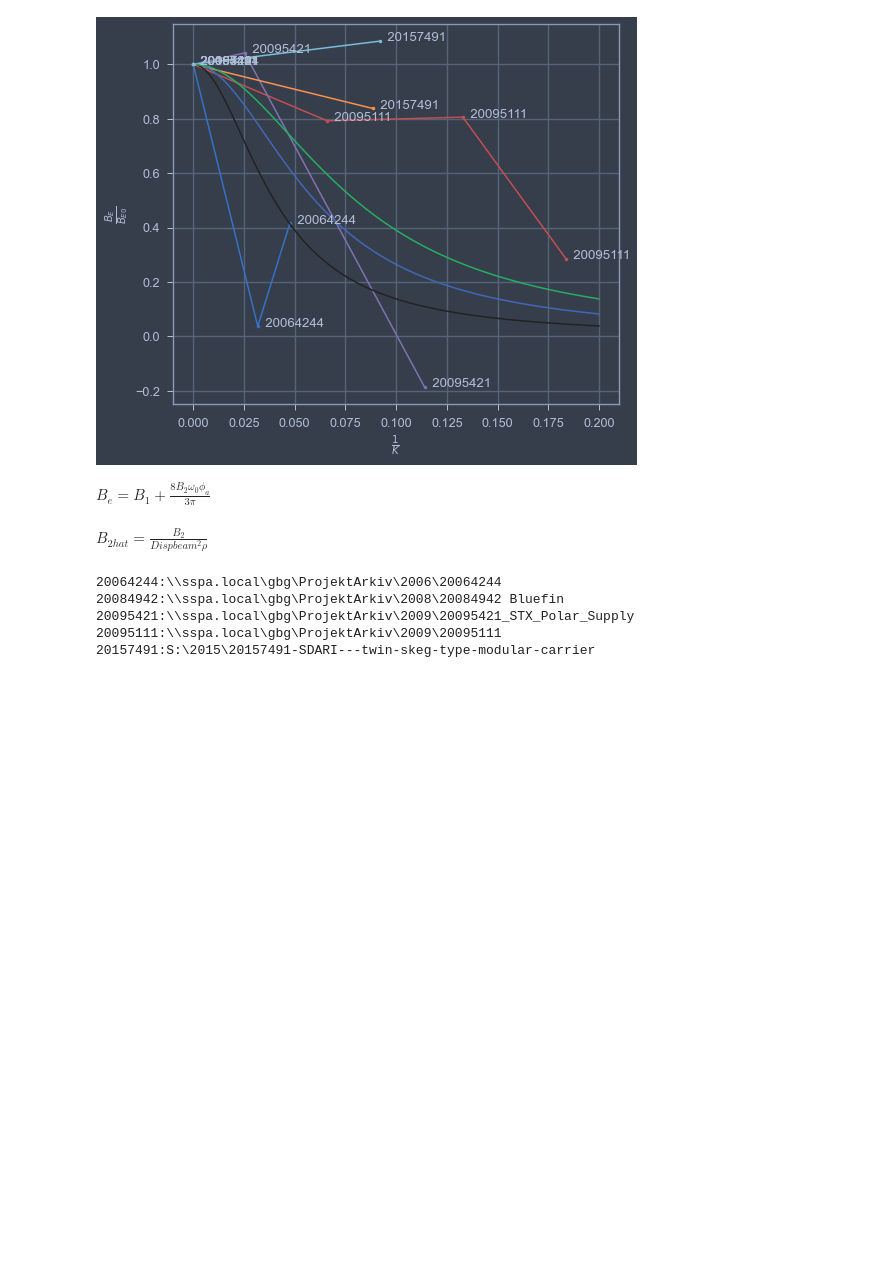
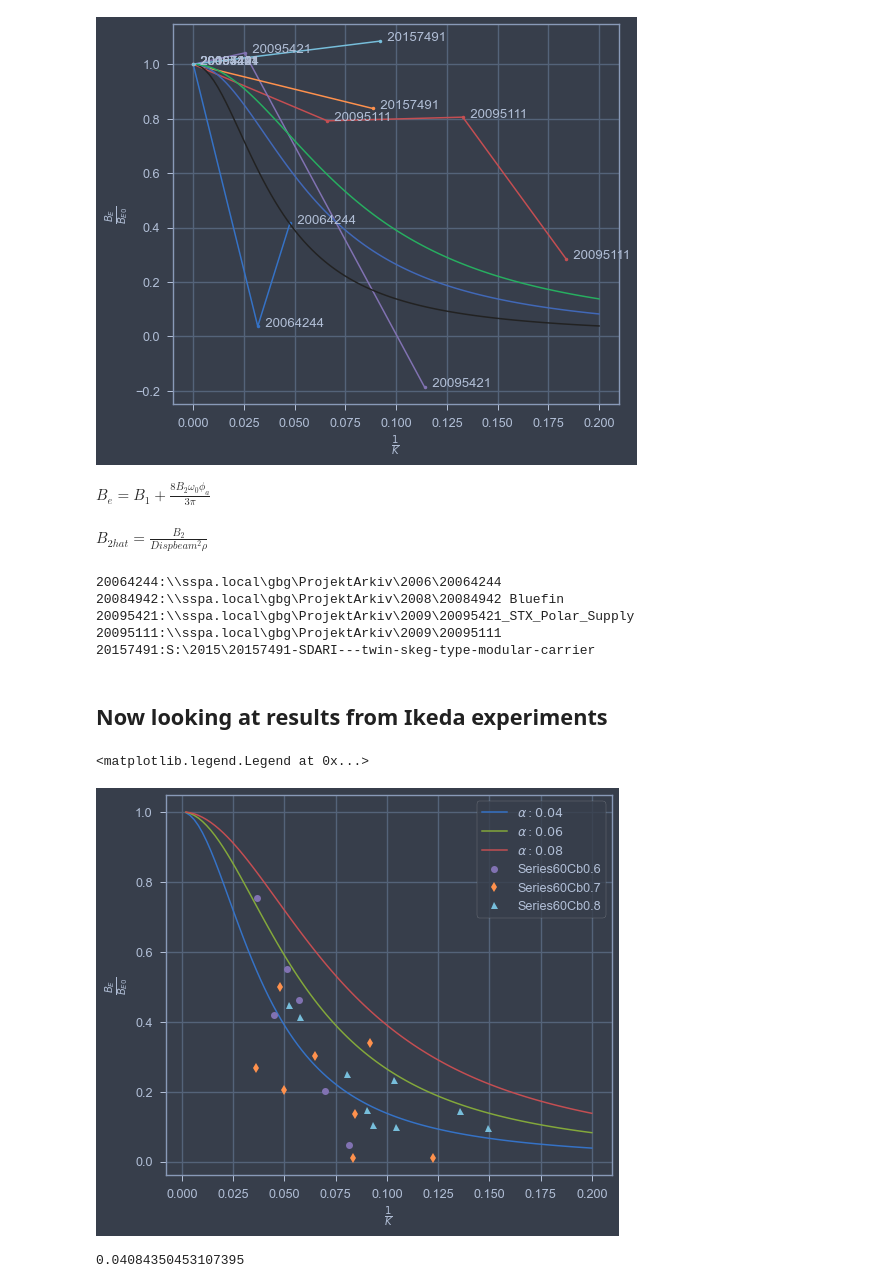
Before and after one commit to martinlarsalbert/Prediction-of-roll-motion-using-fully-nonlinear-potential-flow-and-Ikedas-method, a Jupyter notebook: notebooks/15.1_B_E_speed_db_analysis.ipynb, the cells around one changed output. Drawn from its saved outputs; the diff is of its cells as text; code cells hidden in the pictures; blank space fills up the shorter version.

```diff
--- a/notebooks/15.1_B_E_speed_db_analysis.ipynb
+++ b/notebooks/15.1_B_E_speed_db_analysis.ipynb
@@ -176,3 +176,5 @@ for p in df_bare_hull['project_path'].unique():
 20095421:\\sspa.local\gbg\ProjektArkiv\2009\20095421_STX_Polar_Supply
 20095111:\\sspa.local\gbg\ProjektArkiv\2009\20095111
 20157491:S:\2015\20157491-SDARI---twin-skeg-type-modular-carrier
+# %% [markdown]
+## Now looking at results from Ikeda experiments
@@ -178,0 +217,43 @@ for p in df_bare_hull['project_path'].unique():
+# %%
+df_experiment = load_digitalized('../data/external/effect_of_advance_speed_on_eddy_damping.json')
+df_experiment.reset_index(inplace=True, drop=True)
+df_experiment.rename(columns={
+    'x' : '1/K',
+    'y' : r'B_E/B_E0',
+}, inplace=True)
+df_experiment['K'] = 1/df_experiment['1/K']
+# %%
+fig,ax=plt.subplots()
+
+alphas = np.arange(0.04,0.10,0.02)
+for alpha in alphas:
+    ax.plot(one_div_K, lambda_eddy_speed(K=k, alpha=alpha), label=r'$\alpha:%0.2f$' % alpha)
+
+styles = {
+    'Series60Cb0.6' : 'o',
+    'Series60Cb0.7' : 'd',
+    'Series60Cb0.8' : '^',
+
+}
+
+for name, df in df_experiment.groupby(by='name'):
+    df.plot(x='1/K', y=r'B_E/B_E0', style=styles[name], label=name, ax=ax)
+
+ax.set_xlabel(r'$\frac{1}{K}$')
+ax.set_ylabel(r'$\frac{B_E}{B_{E0}}$')
+ax.grid()
+ax.legend()
+# %% [output]
+<matplotlib.legend.Legend at 0x...>
+[figure, added]
+# %%
+from scipy.optimize import curve_fit
+
+coeffs, _ = curve_fit(f=lambda_eddy_speed, xdata=df_experiment['K'], ydata=df_experiment[r'B_E/B_E0'],
+         bounds=(0,np.inf))
+
+alpha = coeffs[0]
+alpha
+#lambda_eddy_speed(K=k, alpha=alpha)
+# %% [output]
+0.04084350453107395
```
Also changed, not shown: parts of 3 cells of this notebook, 12 other files.
